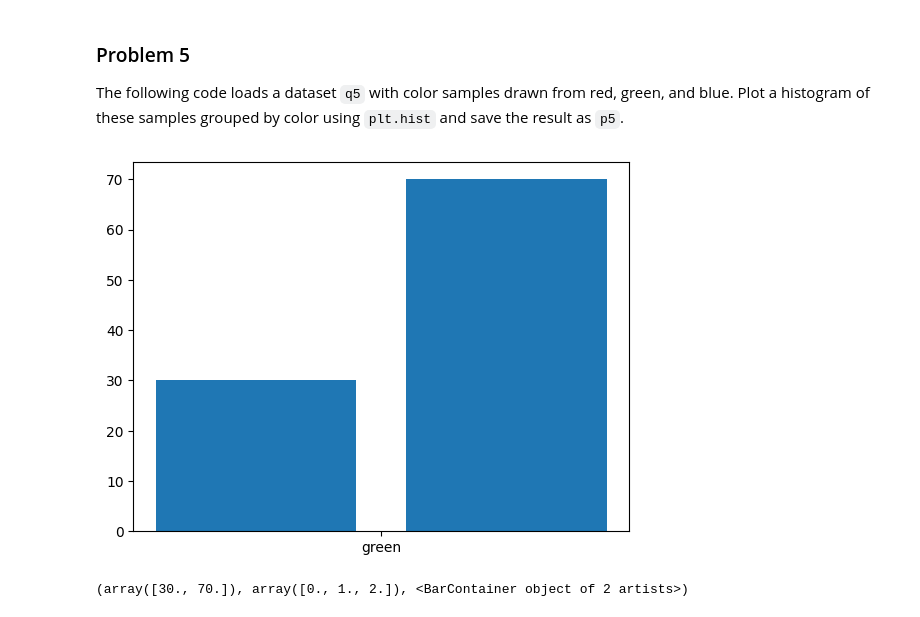
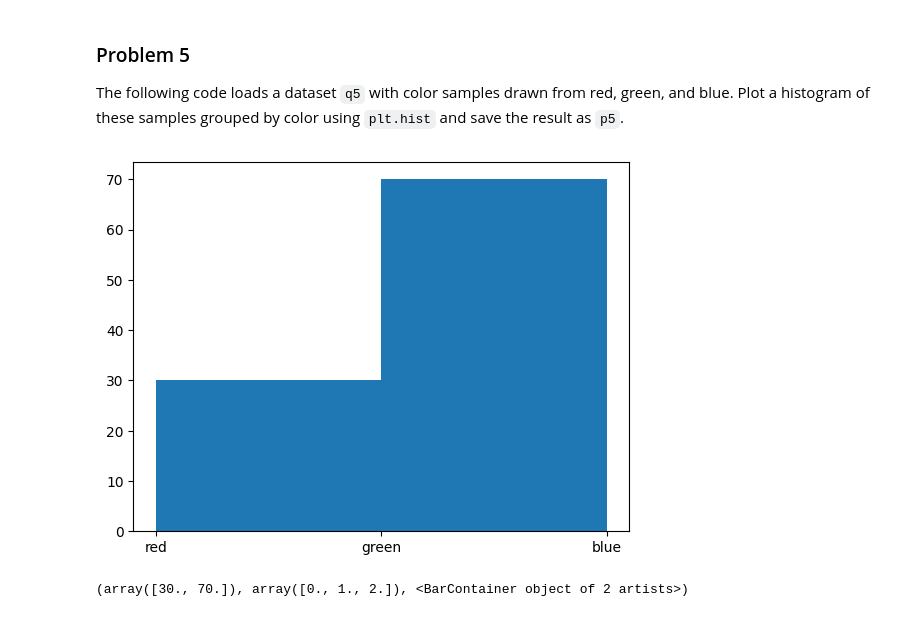
Before and after one commit to bharadv1/dx601-homework-02, a Jupyter notebook: homework.ipynb, the cells around one changed output. Saved outputs shown, nothing was run; the diff lists cells and outputs as text; code cells hidden in the pictures.

```diff
--- a/homework.ipynb
+++ b/homework.ipynb
@@ -125,9 +125,9 @@ q5 = ['red', 'green', 'green', 'blue', 'blue', 'red', 'blue', 'blue', 'red', 'bl
 # %%
 # YOUR CHANGES HERE
 
-p5 = plt.hist(q5, bins=['red', 'green', 'blue'], rwidth=0.8)
+p5 = plt.hist(q5, bins=['red', 'green', 'blue'])
 # %% [output]
-[figure, old version]
+[figure, new version]
 # %%
 p5
 # %% [output]
```
